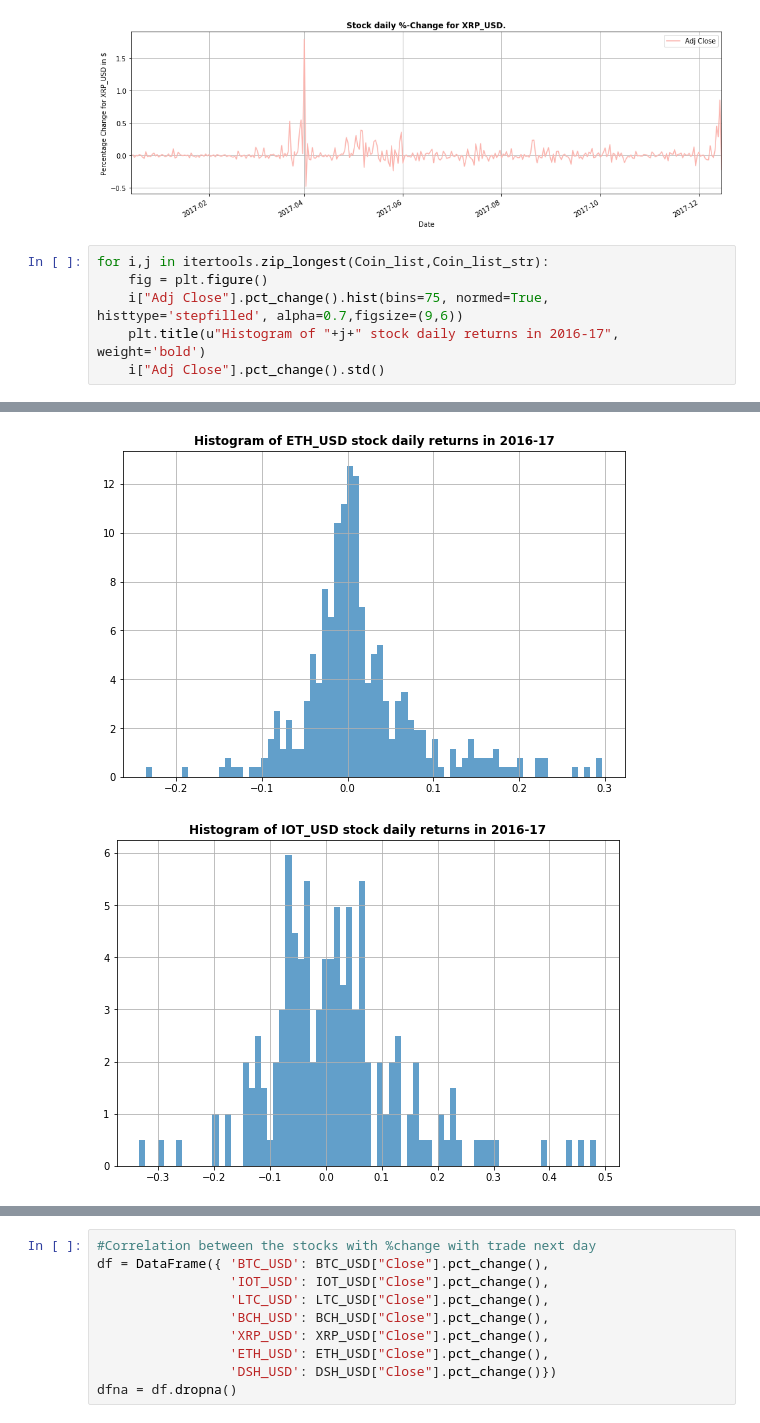
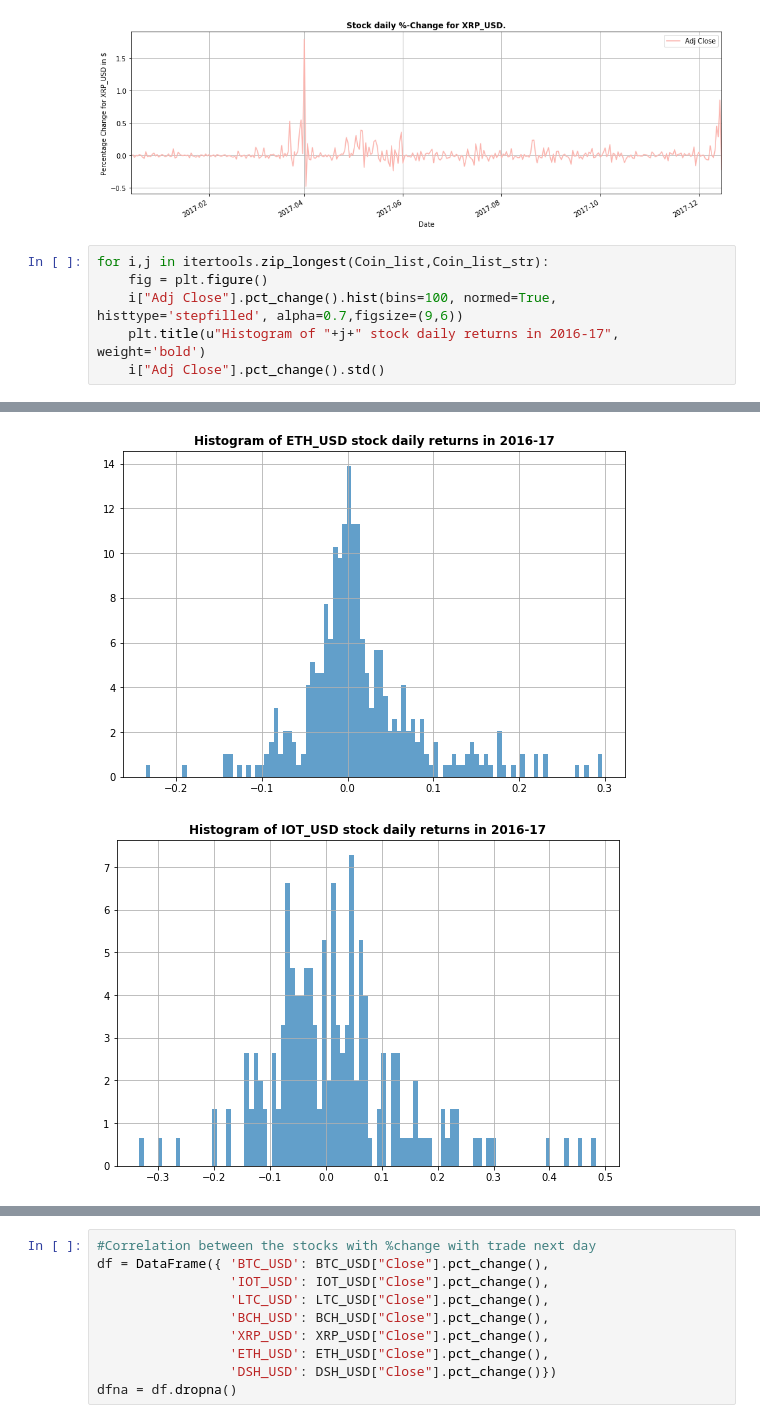
Before and after one commit to Niteeshkanungo/Final-project, a Jupyter notebook: Analysis_Crypto.ipynb, the cells around one changed output, grey strips where cells are left out. Saved outputs shown, nothing was run; the diff lists cells and outputs as text.

```diff
--- a/Analysis_Crypto.ipynb
+++ b/Analysis_Crypto.ipynb
@@ -194,7 +194,7 @@ for i,j in itertools.zip_longest(Coin_list,Coin_list_str):
 # %%
 for i,j in itertools.zip_longest(Coin_list,Coin_list_str):
     fig = plt.figure()
-    i["Adj Close"].pct_change().hist(bins=75, normed=True, histtype='stepfilled', alpha=0.7,figsize=(9,6))
+    i["Adj Close"].pct_change().hist(bins=100, normed=True, histtype='stepfilled', alpha=0.7,figsize=(9,6))
     plt.title(u"Histogram of "+j+" stock daily returns in 2016-17", weight='bold')
     i["Adj Close"].pct_change().std()
 # %% [output]
@@ -205,2 +205,2 @@ for i,j in itertools.zip_longest(Coin_list,Coin_list_str):
-[figure, old version]
+[figure, new version]
-[figure, old version]
+[figure, new version]
```
Also changed, not shown: parts of 1 cell of this notebook, 1 other file.
